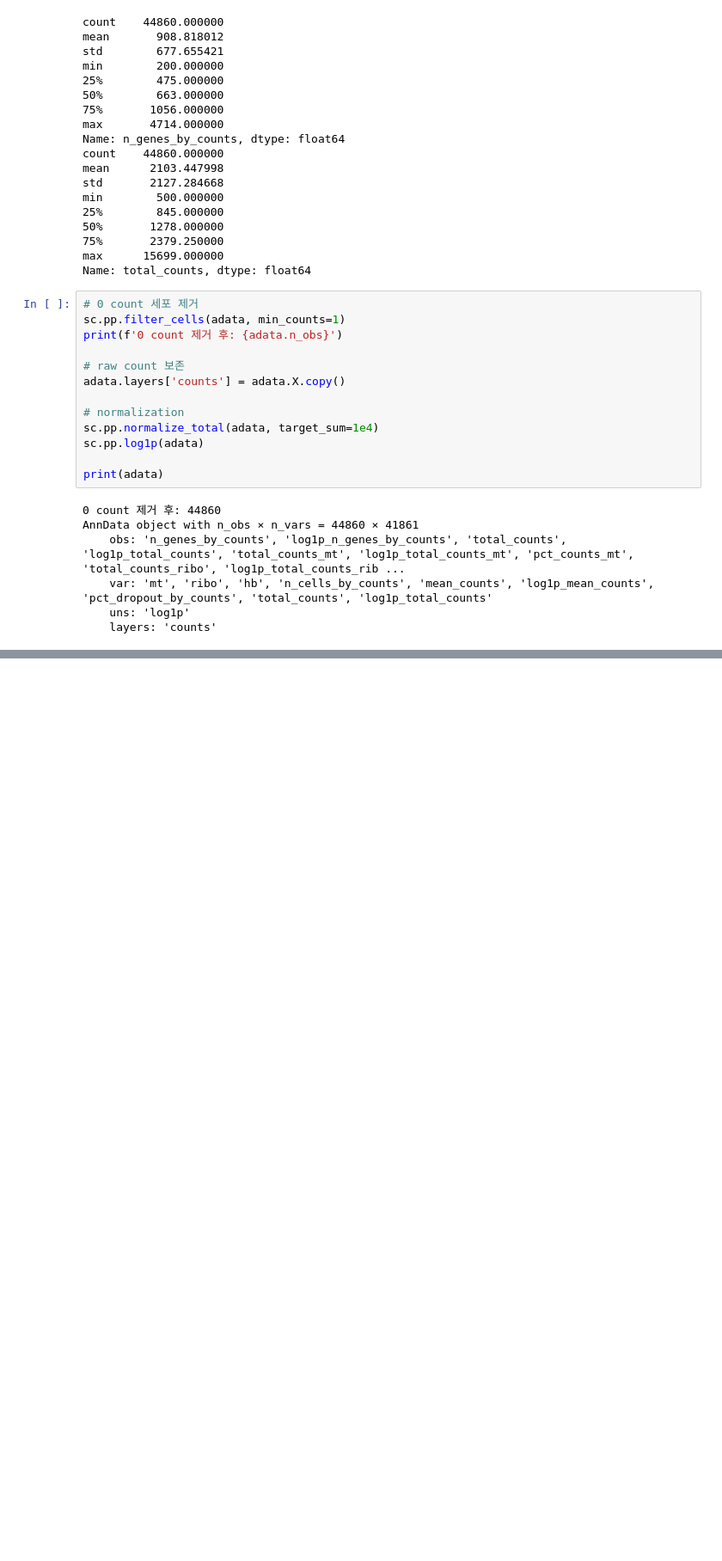
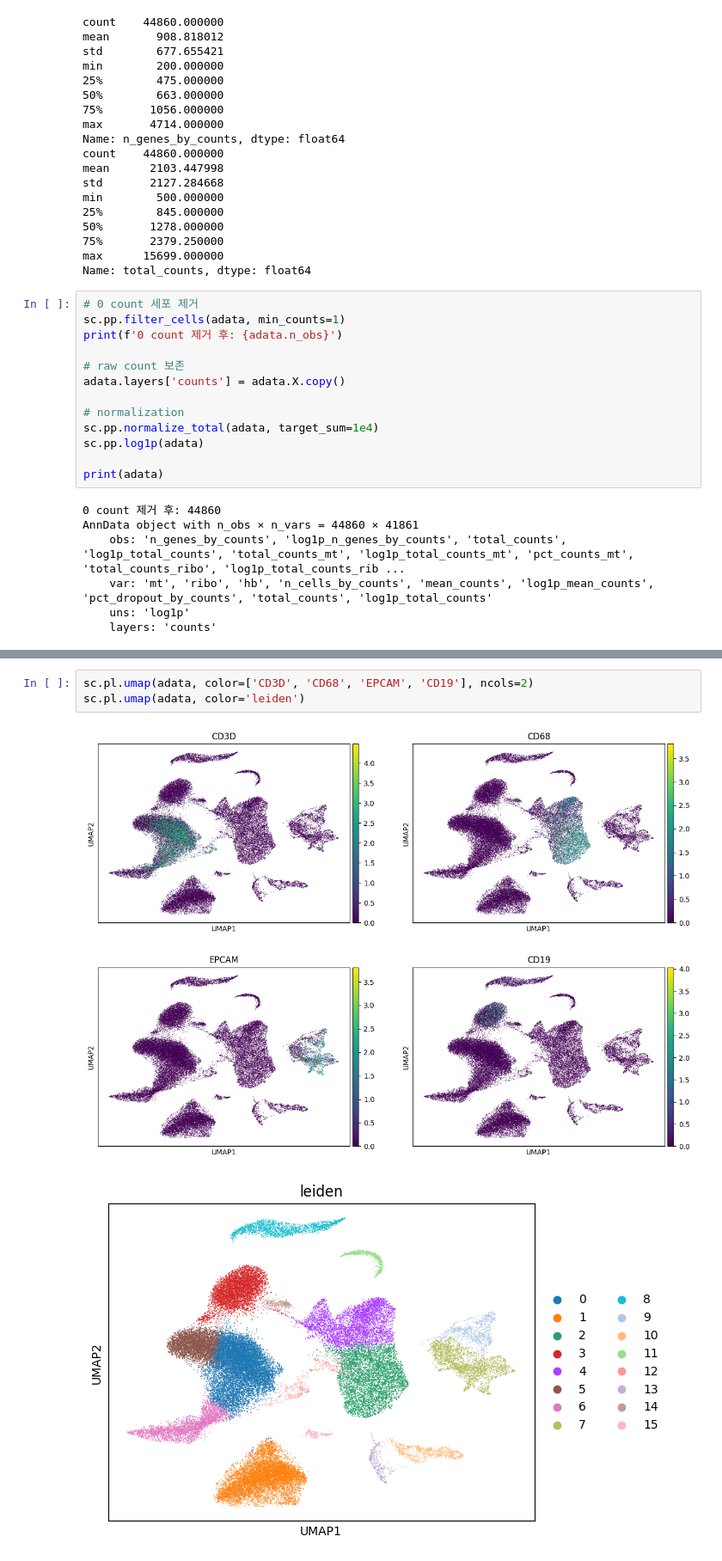
Before and after one commit to boeun02/scRNA-seq-Cancer-Immunology-Analysis, a Jupyter notebook: phase1_scrna/01_geo_pipeline.ipynb, the cells around one changed output, grey strips where cells are left out. Shown at 86% size. Cells and saved outputs as stored; diff of their text form; blank space fills up the shorter version.

```diff
--- a/phase1_scrna/01_geo_pipeline.ipynb
+++ b/phase1_scrna/01_geo_pipeline.ipynb
@@ -493,0 +495,6 @@ sc.pl.umap(adata, color='leiden')
+# %%
+sc.pl.umap(adata, color=['CD3D', 'CD68', 'EPCAM', 'CD19'], ncols=2)
+sc.pl.umap(adata, color='leiden')
+# %% [output]
+[figure, added]
+[figure, added]
```
Also changed, not shown: parts of 6 cells of this notebook.
